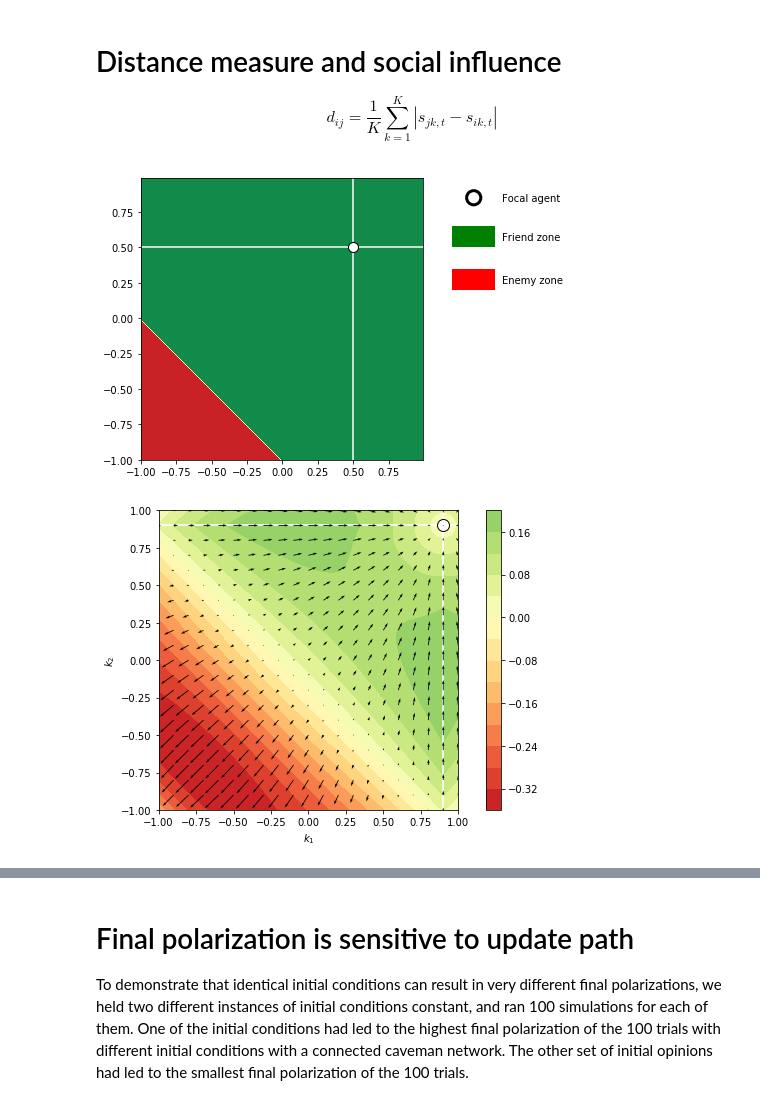
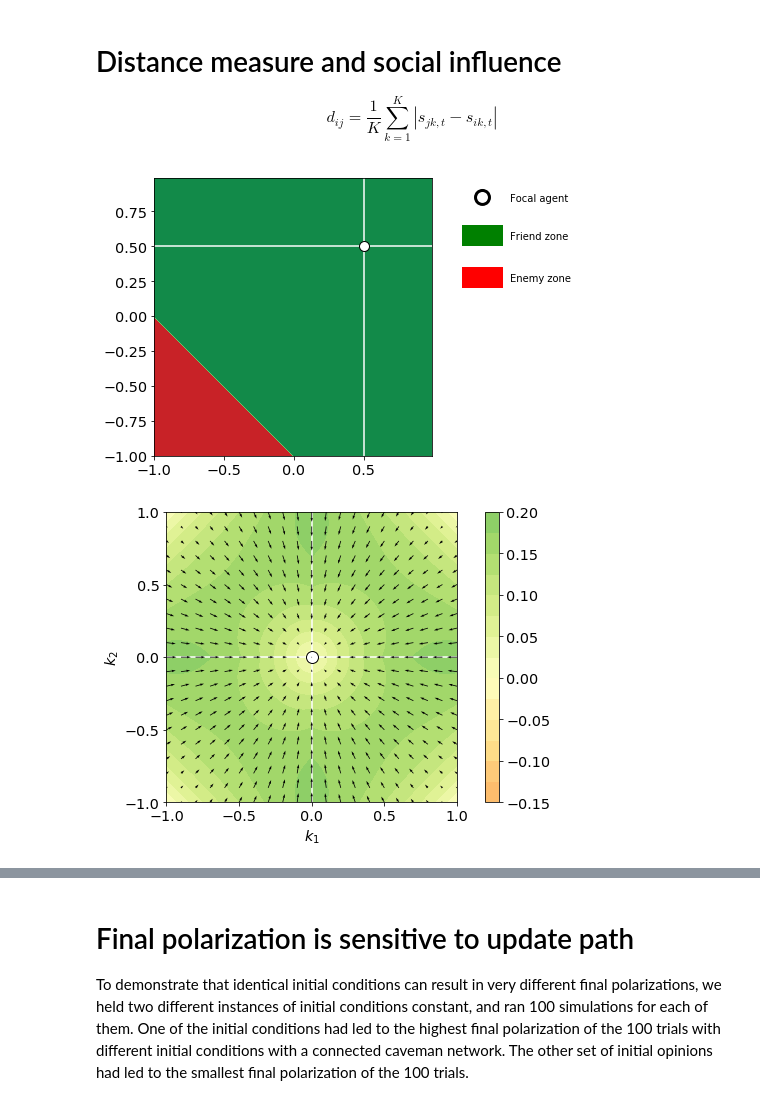
Before and after one commit to mt-digital/polarization, a Jupyter notebook: notebooks/Complexity Special Issue Supplement.ipynb, the cells around one changed output, grey strips where cells are left out. Drawn from its saved outputs; the diff is of its cells as text; code cells hidden in the pictures.

```diff
--- a/notebooks/Complexity Special Issue Supplement.ipynb
+++ b/notebooks/Complexity Special Issue Supplement.ipynb
@@ -6,17 +6,25 @@ import numpy as np
 
 from urllib.request import urlretrieve
 
+import sys
+sys.path.append('..')
+
 FIGURE_DIR = '.'
 
 # Uncomment below to mess with global matplotlib settings
 
-# import matplotlib.pylab as pylab
-# params = {'legend.fontsize': 'large',
+import matplotlib.pylab as pylab
+params = {
+    'legend.fontsize': 'x-large',
 #           'figure.figsize': (15, 5),
-#          'axes.labelsize': 'large',
-#          'axes.titlesize':'large',
-#          'xtick.labelsize':'large',
-#          'ytick.labelsize':'large'}
+#           'mathtext.fontset': 'stix',
+#         'font.family': 'sans-serif',
+#           'font.serif': ['Computer Modern'],
+         'axes.labelsize': 'x-large',
+         'axes.titlesize':'x-large',
+         'xtick.labelsize':'x-large',
+         'ytick.labelsize':'x-large'}
+#          'text.usetex': True}
 
 # params = {'legend.fontsize': 'large',
 #           'figure.figsize': (15, 5),
@@ -25,7 +33,9 @@ FIGURE_DIR = '.'
 #          'xtick.labelsize':'x-large',
 #          'ytick.labelsize':'x-large'}
 
-# pylab.rcParams.update(params)
+pylab.rcParams.update(params)
+
+# pylab.rcParams.update({'legend.fontsize': 'large'})
 # %% [markdown]
 # Intro
 
@@ -94,7 +104,7 @@ ax.text(1.55, 0.25, 'Enemy zone')
 
 plt.savefig('/Users/mt/Desktop/friend-enemy-zone.pdf', bbox_inches='tight')
 # %% [output]
-[figure, old version]
+[figure, new version]
 # %%
 def dyad_force(origin, partner):
     '''
@@ -115,8 +125,8 @@ f_mag = np.linalg.norm(f_vec)
 
 cmap = 'RdYlGn'
 
-# origin = (0.0, 0.0)
-origin = (0.9, 0.9)
+origin = (0.0, 0.0)
+# origin = (0.9, 0.9)
 
 x = np.arange(-1, 1.2, 0.01)
 y = x.copy()
@@ -145,40 +155,42 @@ c = ax.contourf(
     vmin=-0.4, vmax=0.4
 )
 ax.set_aspect('equal', adjustable='box')
-ax.axhline(0.9, color='white', zorder=1)
-ax.axvline(0.9, color='white', zorder=1)
-# ax.axhline(0.0, color='white', zorder=1)
-# ax.axvline(0.0, color='white', zorder=1)
+# ax.axhline(0.9, color='white', zorder=1)
+# ax.axvline(0.9, color='white', zorder=1)
+ax.axhline(0.0, color='white', zorder=1)
+ax.axvline(0.0, color='white', zorder=1)
 ax.plot(*origin, 'ow', ms=12, mew=1, markeredgecolor='black')
 
 xq = np.arange(-1, 1.2, 0.1)
 yq = xq.copy()
 Xq, Yq = np.meshgrid(xq, yq)
 
 points = np.column_stack((Xq.ravel(), Yq.ravel()))
 
 forces = dyad_force(origin, points)
 
 forces = forces.transpose()
 
 U = forces[:, 0]
 V = forces[:, 1]
 
 ax.quiver(Xq, Yq, U, V, zorder=10, # scale_units='x', #)
           units='xy', scale=2.74)
 plt.colorbar(c)
 ax.set_xlim(-1.0, 1.0)
 ax.set_ylim(-1.0, 1.0)
 ax.set_xlabel(r'$k_1$')
 ax.set_ylabel(r'$k_2$');
 
+ax.set_yticks(np.arange(-1, 1.01, 0.5))
+
 # Uncomment to see friend-enemy line.
 # x = [-1.0, 0.8]
 # y = [0.8, -1.0]
-# ax.plot(x, y)
+# ax.plot(x, y, '--', lw=2, color='black')
 
 # Uncomment to persist the plot to file.
-# plt.savefig('test_quiver_0p9_0p9.pdf', bbox_inches='tight')
-# plt.savefig('test_quiver_0_0.pdf', bbox_inches='tight')
+# plt.savefig('quiver_0p9_0p9.pdf', bbox_inches='tight')
+plt.savefig('quiver_0_0.pdf', bbox_inches='tight')
 # %% [output]
-[figure, old version]
+[figure, new version]
```
Also changed, not shown: parts of 29 cells of this notebook, 5 other files.
